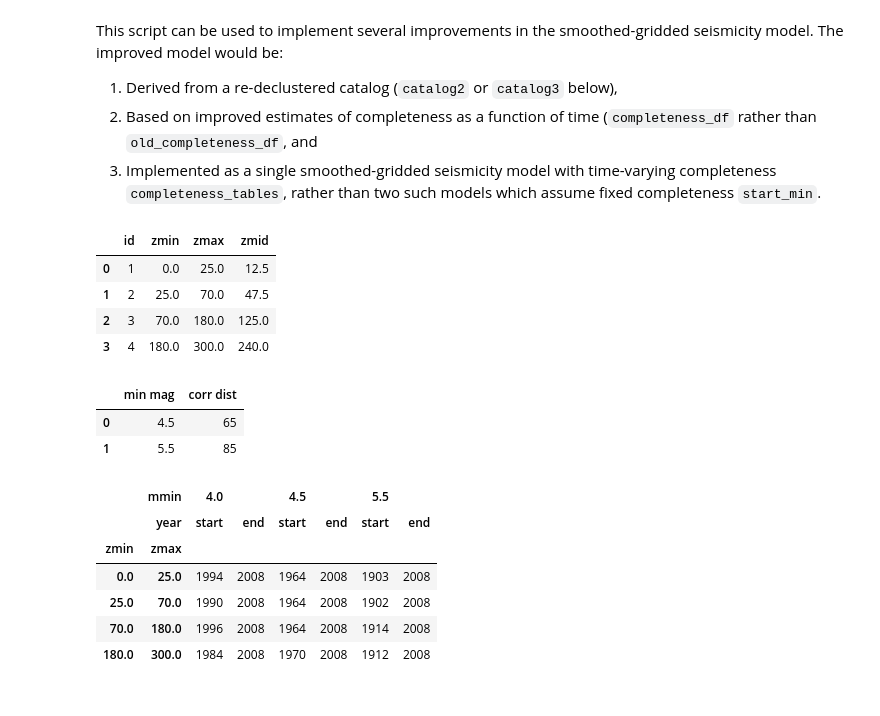
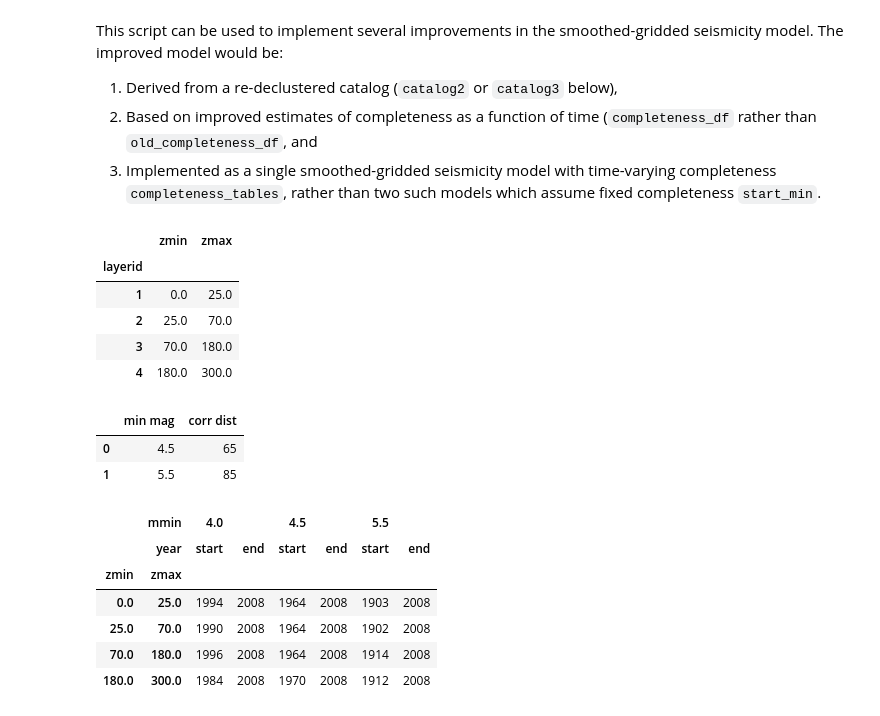
Before and after one commit to nackerley/indian-subcontinent-psha, a Jupyter notebook: Smoothed/Smoothed Seismicity from Catalogue.ipynb, the cells around one changed output. Saved outputs shown, nothing was run; the diff lists cells and outputs as text; code cells hidden in the pictures.

```diff
--- a/Smoothed/Smoothed Seismicity from Catalogue.ipynb
+++ b/Smoothed/Smoothed Seismicity from Catalogue.ipynb
@@ -56,28 +56,24 @@ from source_model_tools import (
     COORDINATE_ALIASES, COORDINATES)
 # %%
 # define some lists needed at different stages
-layer_ids = [1, 2, 3, 4]
-layer_depths_km = [0, 25, 70, 180, 300]
 
-df_layers = pd.DataFrame(list(zip(layer_ids, layer_depths_km[:-1], layer_depths_km[1:])),
-                         columns=['id', 'zmin', 'zmax'])
-df_layers['zmin'] = df_layers['zmin'].astype(float)
-df_layers['zmax'] = df_layers['zmax'].astype(float)
-df_layers['zmid'] = (df_layers['zmin'] + df_layers['zmax'])/2
-display(df_layers)
+LAYERS_DF = pd.read_csv('../Source Models/layers.csv', index_col='layerid')
+LAYERS_DF.zmid = (LAYERS_DF.zmin + LAYERS_DF.zmax)/2
+display(LAYERS_DF)
 
 min_mags = [4.5, 5.5]
 corr_dists_km = [65, 85]
 
 df_models = pd.DataFrame(list(zip(min_mags, corr_dists_km)),
                          columns=['min mag','corr dist'])
 display(df_models)
 # %% [output]
-|  | id | zmin | zmax | zmid |
-| 0 | 1 | 0.0 | 25.0 | 12.5 |
-| 1 | 2 | 25.0 | 70.0 | 47.5 |
-| 2 | 3 | 70.0 | 180.0 | 125.0 |
-| 3 | 4 | 180.0 | 300.0 | 240.0 |
+|  | zmin | zmax |
+| layerid |  |  |
+| 1 | 0.0 | 25.0 |
+| 2 | 25.0 | 70.0 |
+| 3 | 70.0 | 180.0 |
+| 4 | 180.0 | 300.0 |
 |  | min mag | corr dist |
 | 0 | 4.5 | 65 |
 | 1 | 5.5 | 85 |
```
Also changed, not shown: parts of 21 cells of this notebook, 20 other files.
